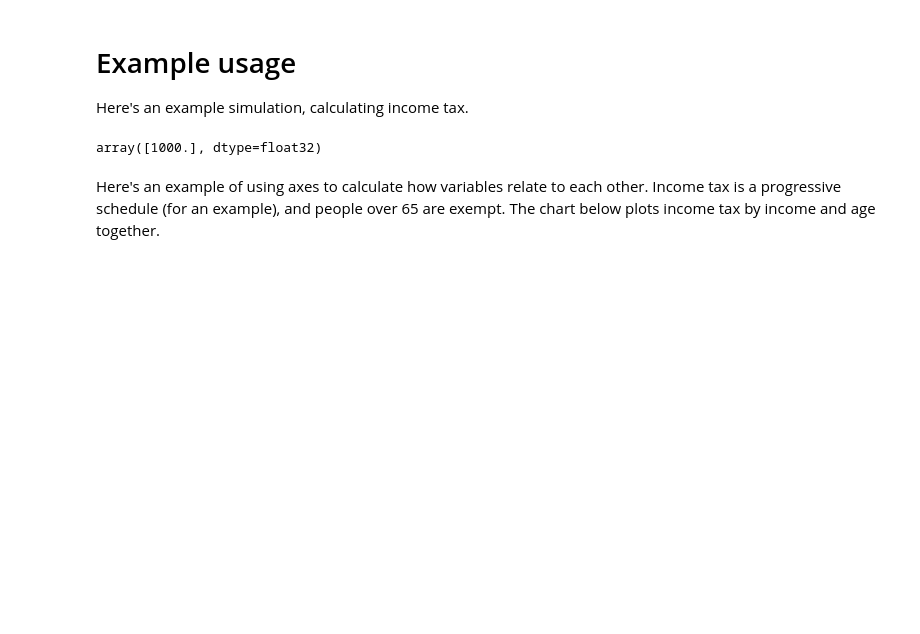
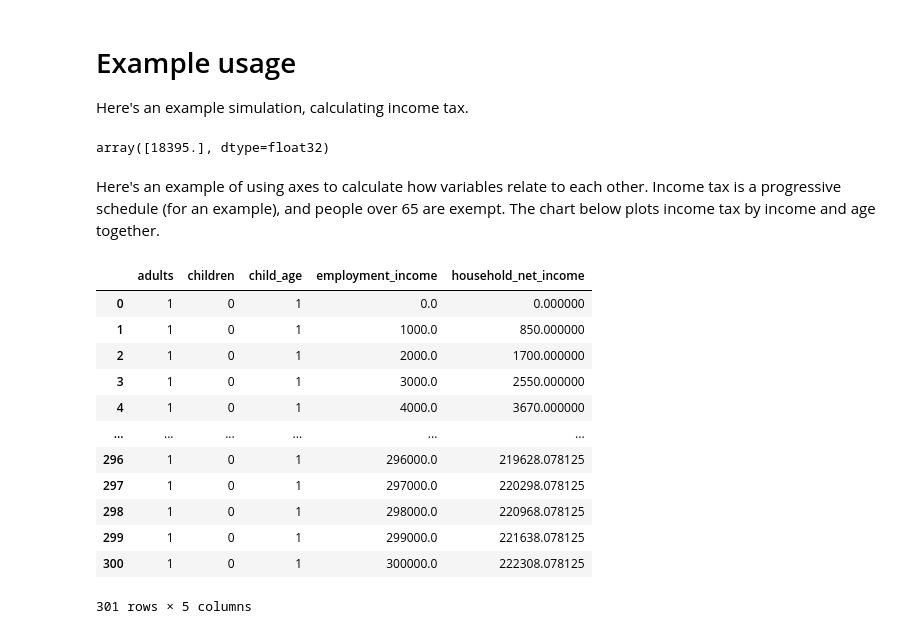
Before and after one commit to PolicyEngine/policyengine-canada, a Jupyter notebook: docs/household_net_income.ipynb, the cells around one changed output. Drawn from its saved outputs; the diff is of its cells as text; code cells hidden in the pictures; blank space fills up the shorter version.

Commit message:
net income chart in notebook
Co-authored-by: Max Ghenis <mghenis@gmail.com>
Co-authored-by: Nikhil Woodruff <nikhilwoodruff@users.noreply.github.com>

```diff
--- a/docs/household_net_income.ipynb
+++ b/docs/household_net_income.ipynb
@@ -16,8 +16,8 @@ sim = Simulation(
     )
 )
 
-sim.calculate("income_tax")
+sim.calculate("household_net_income")
 # %% [output]
-array([1000.], dtype=float32)
+array([18395.], dtype=float32)
 # %% [markdown]
 Here's an example of using axes to calculate how variables relate to each other. Income tax is a progressive schedule (for an example), and people over 65 are exempt. The chart below plots income tax by income and age together.
@@ -52,0 +24,65 @@ HTML(fig.to_html(full_html=False, include_plotlyjs="cdn"))
+# %%
+from policyengine_canada import Microsimulation, Simulation
+from policyengine_core.reforms import Reform
+from policyengine_canada.model_api import *
+import pandas as pd
+
+YEAR = 2023
+
+
+def make_hh(adults, children, child_age):
+    people = dict(head=dict(age=30))
+    members = ["head"]
+    if adults == 2:
+        people["spouse"] = dict(age=30)
+        members += ["spouse"]
+    for i in range(children):
+        people[f"child{i}"] = dict(age=child_age)
+        members += [f"child{i}"]
+    return dict(
+        people=people,
+        households=dict(household=dict(members=members)),
+        # Same impact for households with $250k+ income, so show up to $300k.
+        # $1k increments.
+        axes=[[dict(name="employment_income", count=301, min=0, max=300_000)]],
+    )
+
+l = []
+for adults in [1]:
+    for children in [0]:
+        for child_age in [1]:
+            hh = make_hh(adults, children, child_age)
+            baseline_hh = Simulation(situation=hh)
+            l.append(
+                pd.DataFrame(
+                    dict(
+                        adults=adults,
+                        children=children,
+                        child_age=child_age,
+                        # Reshape combined array to get head's varied earnings.
+                        employment_income=baseline_hh.calculate(
+                            "employment_income", YEAR
+                        )[0 :: (adults + children)],
+                        household_net_income=baseline_hh.calculate(
+                            "household_net_income", YEAR
+                        ),
+                    )
+                )
+            )
+
+df = pd.concat(l)
+df
+# %% [output]
+|  | adults | children | child_age | employment_income | household_net_income |
+| 0 | 1 | 0 | 1 | 0.0 | 0.000000 |
+| 1 | 1 | 0 | 1 | 1000.0 | 850.000000 |
+| 2 | 1 | 0 | 1 | 2000.0 | 1700.000000 |
+| 3 | 1 | 0 | 1 | 3000.0 | 2550.000000 |
+| 4 | 1 | 0 | 1 | 4000.0 | 3670.000000 |
+| ... | ... | ... | ... | ... | ... |
+| 296 | 1 | 0 | 1 | 296000.0 | 219628.078125 |
+| 297 | 1 | 0 | 1 | 297000.0 | 220298.078125 |
+| 298 | 1 | 0 | 1 | 298000.0 | 220968.078125 |
+| 299 | 1 | 0 | 1 | 299000.0 | 221638.078125 |
+| 300 | 1 | 0 | 1 | 300000.0 | 222308.078125 |
+301 rows × 5 columns
```
Also changed, not shown: parts of 2 cells of this notebook, 12 other files.
